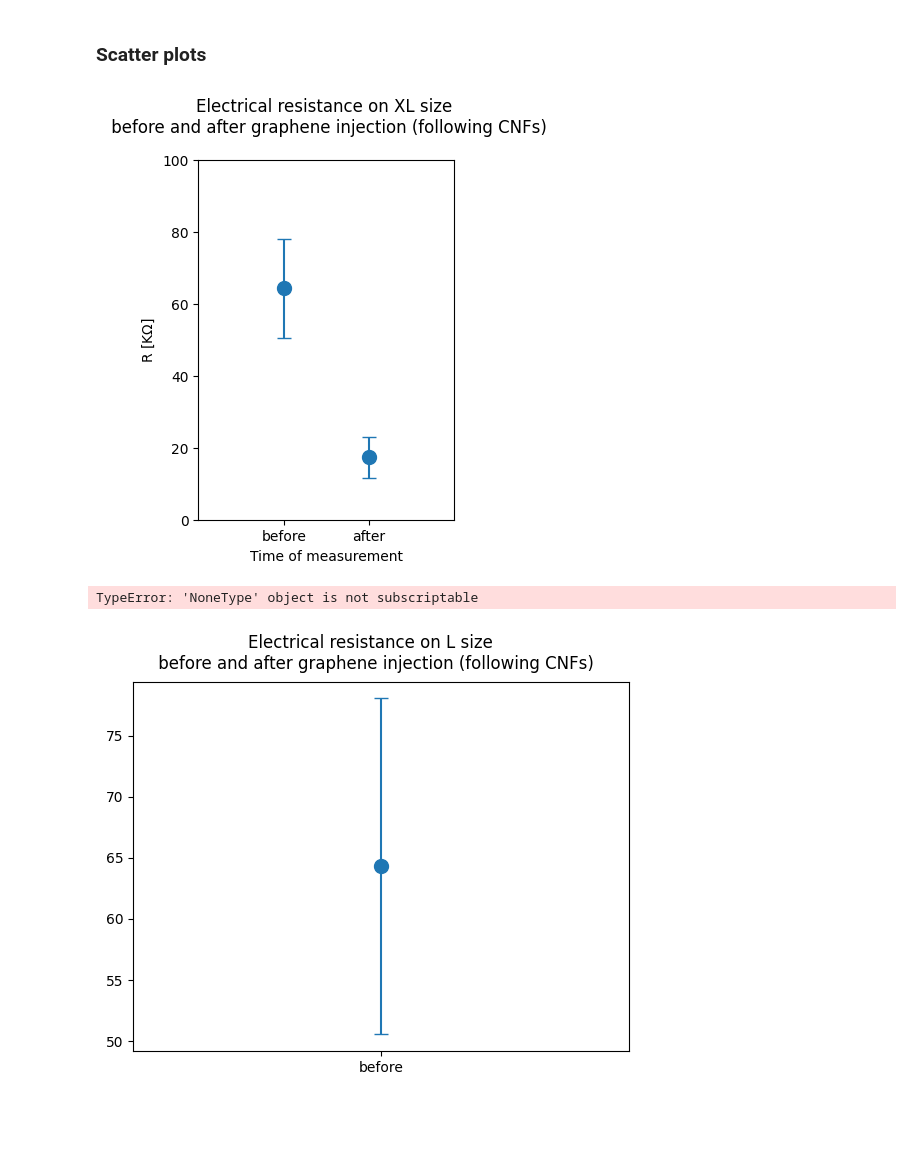
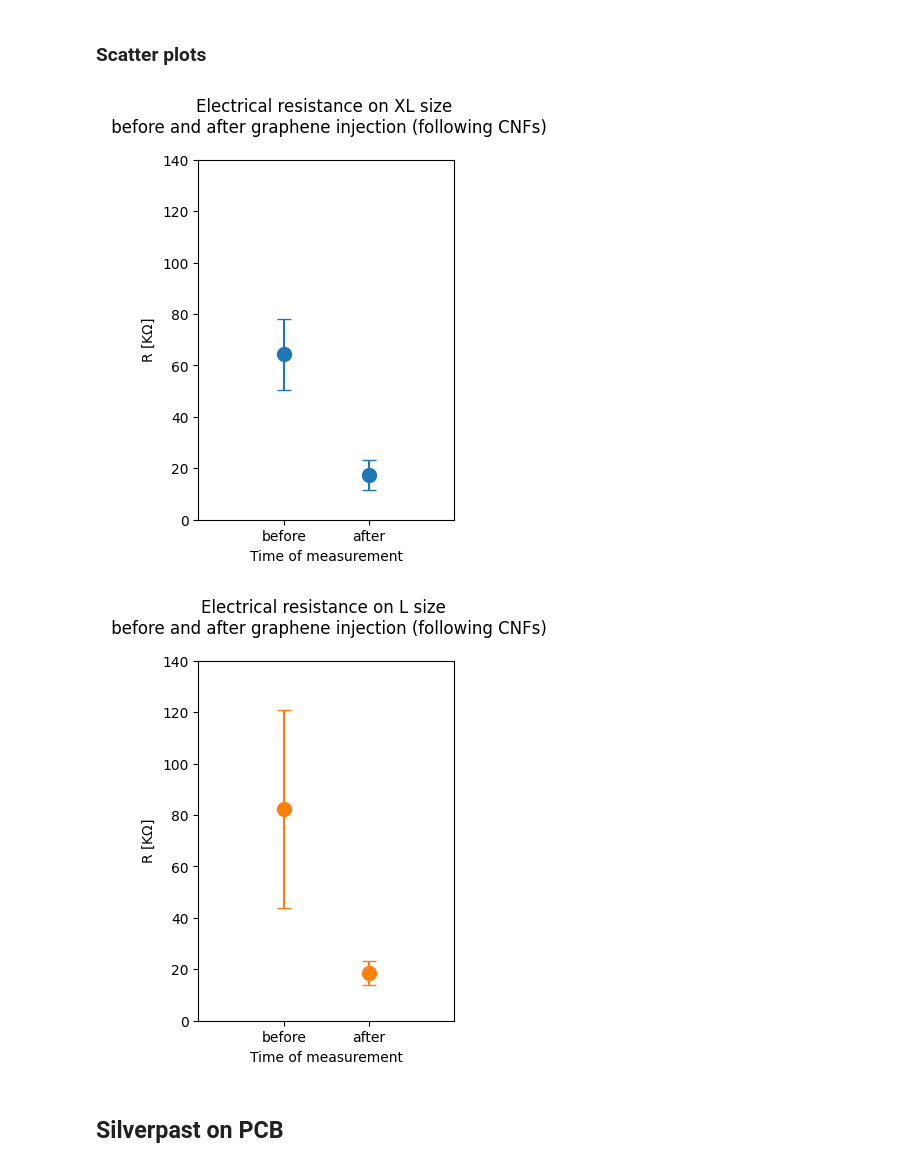
Before and after one commit to mkrause-nps/artificial-muscle, a Jupyter notebook: jupyter_notebooks/cnf_isoprop_inject_v2.ipynb, the cells around one changed output. Drawn from its saved outputs; the diff is of its cells as text; code cells hidden in the pictures; blank space fills up the shorter version.

```diff
--- a/jupyter_notebooks/cnf_isoprop_inject_v2.ipynb
+++ b/jupyter_notebooks/cnf_isoprop_inject_v2.ipynb
@@ -29,20 +23,21 @@ L = [1214.9, 72.4, 799.9]
 # %%
 def plot_scatter(xdata:list, ydata:list, yerr:list, title=None, xlabel=None, xlabel_prefix=None, xlim=None, xticklabels:str=None,
                  ylabel=None, figname=None, ylim=None, yscale='linear', plotsize_adjust:dict=None, hide_inner:bool=False,
-                 capsize=5, subplot_config:dict={'nrows': 1, 'ncols': 2}) -> None:
+                 capsize=5, subplot_config:dict={'nrows': 1, 'ncols': 2}, colors=None) -> None:
     """Create scatterplot of data with standard deviation as errorbars"""
     fig, ax = plt.subplots(subplot_config['nrows'], subplot_config['ncols'])
     fig.suptitle(title)
-    colors = ['tab:blue', 'tab:orange']
+    if not colors:
+        colors = ['tab:blue', 'tab:orange']
     data = list(zip(xdata, ydata, yerr))
     if (subplot_config['nrows'] == 1 and subplot_config['ncols'] == 1):
         for idx, datum in enumerate(data):
-            idx = 0
             ax.errorbar(datum[0], datum[1], yerr=datum[2], capsize=capsize, ecolor=mcolors.TABLEAU_COLORS[colors[idx]],
                         marker='o', markerfacecolor=mcolors.TABLEAU_COLORS[colors[idx]],
                         markeredgecolor=mcolors.TABLEAU_COLORS[colors[idx]], markersize=10, linestyle='none')
             ax.set_xlabel(xlabel)
             ax.set_ylabel(ylabel)
+            ax.set_yscale(yscale)
             if xlim:
                 ax.set_xlim(xlim)
             if ylim:
@@ -149,25 +145,32 @@ title = 'Electrical resistance on XL size \n before and after graphene injection
 xlabel = 'Time of measurement'
 ylabel = 'R [K$\Omega$]'
 xticks = ['before', 'after']
-xticklabels = None #['', 'before', 'after', '']
 xlim = [-1, 2]
-ylim = [0, 100]
+ylim = [0, 140]
+colors = ['tab:blue', 'tab:blue']
 subplot_config = {'nrows': 1, 'ncols': 1}
 plotsize_adjust = {'left': 0.3, 'right': 0.7, 'top': 0.85, 'bottom': 0.1}
 figname = 'resistance_XL_size_cnf_graphene_isoprop_inject_scatter.png'
 plot_scatter(xticks, [XL_before_mean, XL_after_mean], yerr=[XL_before_stdev, XL_after_stdev], title=title, xlabel=xlabel,
              xticklabels=xticklabels, ylabel=ylabel, figname=figname, xlim=xlim, ylim=ylim, subplot_config=subplot_config,
-             plotsize_adjust=plotsize_adjust)
+             plotsize_adjust=plotsize_adjust, colors=colors)
 # %% [output]
-[figure, old version]
+[figure, new version]
 # %%
 L_before = [39.42, 77.05, 48.14, 92.06, 147.25, 90.04]
 L_after = [14.38, 14.35, 14.44, 22.8, 22.09, 23.5]
+L_before_mean = mean(L_before)
+L_after_mean = mean(L_after)
+L_before_stdev = stdev(L_before)
+L_after_stdev = stdev(L_after)
 # %%
 title = 'Electrical resistance on L size \n before and after graphene injection (following CNFs)'
-figname = 'resistance_L_size_cnf_graphene_isoprop_inject.png'
-plot_scatter(xticklabel, [XL_before_mean, XL_after_mean], yerr=[XL_before_stdev, XL_after_stdev], title=title,
-             xlabel=xlabel, ylabel=ylabel, figname=figname, xlim=xlim, subplot_config=subplot_config)
+colors = ['tab:orange', 'tab:orange']
+figname = 'resistance_L_size_cnf_graphene_isoprop_inject_scatter.png'
+plot_scatter(xticks, [L_before_mean, L_after_mean], yerr=[L_before_stdev, L_after_stdev], title=title, xlabel=xlabel,
+             xticklabels=xticklabels, ylabel=ylabel, figname=figname, xlim=xlim, ylim=ylim, subplot_config=subplot_config,
+             plotsize_adjust=plotsize_adjust, colors=colors)
 # %% [output]
-TypeError: 'NoneType' object is not subscriptable
-[figure, old version]
+[figure, new version]
+# %% [markdown]
+## Silverpast on PCB
```
Also changed, not shown: parts of 6 cells of this notebook.
